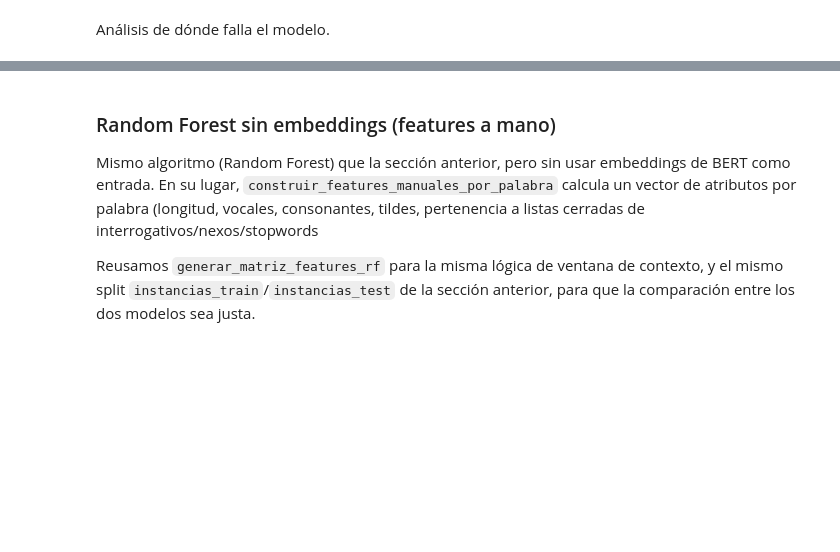
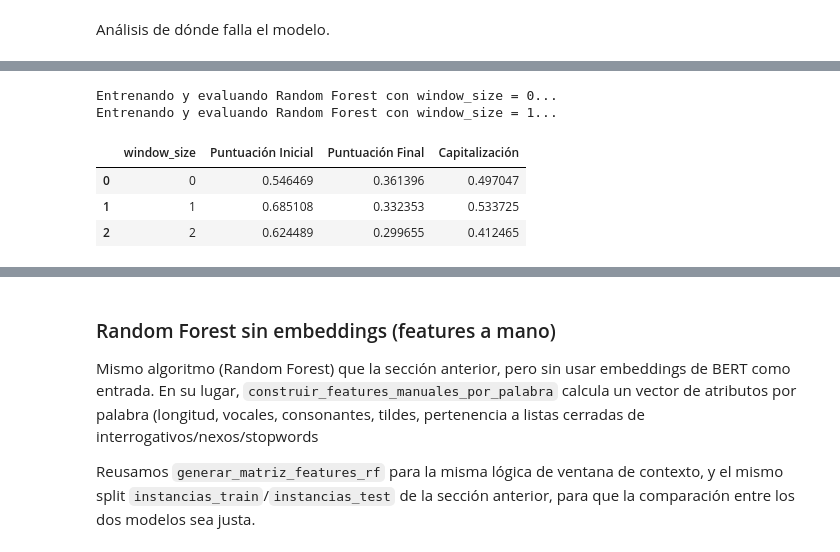
Before and after one commit to giannislucca/TP-AA2, a Jupyter notebook: codigoTP.ipynb, the cells around one changed output, grey strips where cells are left out. Saved outputs shown, nothing was run; the diff lists cells and outputs as text; code cells hidden in the pictures; blank space fills up the shorter version.

```diff
--- a/codigoTP.ipynb
+++ b/codigoTP.ipynb
@@ -459,0 +487,56 @@ comparar con window_size = 1 y 2?
+# %%
+# Tamaños de ventana a evaluar
+ventanas = [0, 1]
+
+# Diccionario para almacenar los resultados
+resultados_rf = []
+
+for w in ventanas:
+    print(f"Entrenando y evaluando Random Forest con window_size = {w}...")
+
+    # Generar matrices con el tamaño de ventana actual
+    X_tr, y_init_tr, y_fin_tr, y_cap_tr = generar_matriz_features_rf(df_palabras_train, w)
+    X_te, y_init_te, y_fin_te, y_cap_te = generar_matriz_features_rf(df_palabras_test, w)
+
+    # Empaquetar targets multisalida
+    y_tr = np.column_stack([y_init_tr, y_fin_tr, y_cap_tr])
+
+    # Inicializar y entrenar modelo
+    model_rf = RandomForestClassifier(class_weight='balanced', random_state=42, n_jobs=-1)
+    model_rf.fit(X_tr, y_tr)
+
+    # Predicciones
+    y_pred_w = model_rf.predict(X_te)
+    y_init_pred_w, y_fin_pred_w, y_cap_pred_w = y_pred_w[:, 0], y_pred_w[:, 1], y_pred_w[:, 2].astype(int)
+
+    # Calcular métricas F1 macro
+    f1_init_w = f1_score(y_init_te, y_init_pred_w, average='macro', labels=['¿', ''])
+    f1_fin_w = f1_score(y_fin_te, y_fin_pred_w, average='macro', labels=[',', '.', '?', ''])
+    f1_cap_w = f1_score(y_cap_te, y_cap_pred_w, average='macro', labels=[0, 1, 2, 3])
+
+    # Guardar resultados
+    resultados_rf.append({
+        'window_size': w,
+        'Puntuación Inicial': f1_init_w,
+        'Puntuación Final': f1_fin_w,
+        'Capitalización': f1_cap_w
+    })
+
+#Guardamos los resultados de tamaño de ventana 2. (evitamos reentrenar un rf que ya tenemos)
+resultados_rf.append({
+    'window_size': 2,
+    'Puntuación Inicial': f1_init_2,
+    'Puntuación Final': f1_fin_2,
+    'Capitalización': f1_cap_2
+})
+
+# Crear DataFrame para analizar y graficar
+df_resultados = pd.DataFrame(resultados_rf)
+display(df_resultados)
+# %% [output]
+Entrenando y evaluando Random Forest con window_size = 0...
+Entrenando y evaluando Random Forest con window_size = 1...
+|  | window_size | Puntuación Inicial | Puntuación Final | Capitalización |
+| 0 | 0 | 0.546469 | 0.361396 | 0.497047 |
+| 1 | 1 | 0.685108 | 0.332353 | 0.533725 |
+| 2 | 2 | 0.624489 | 0.299655 | 0.412465 |
```
Also changed, not shown: parts of 17 cells of this notebook, 2 other files.
